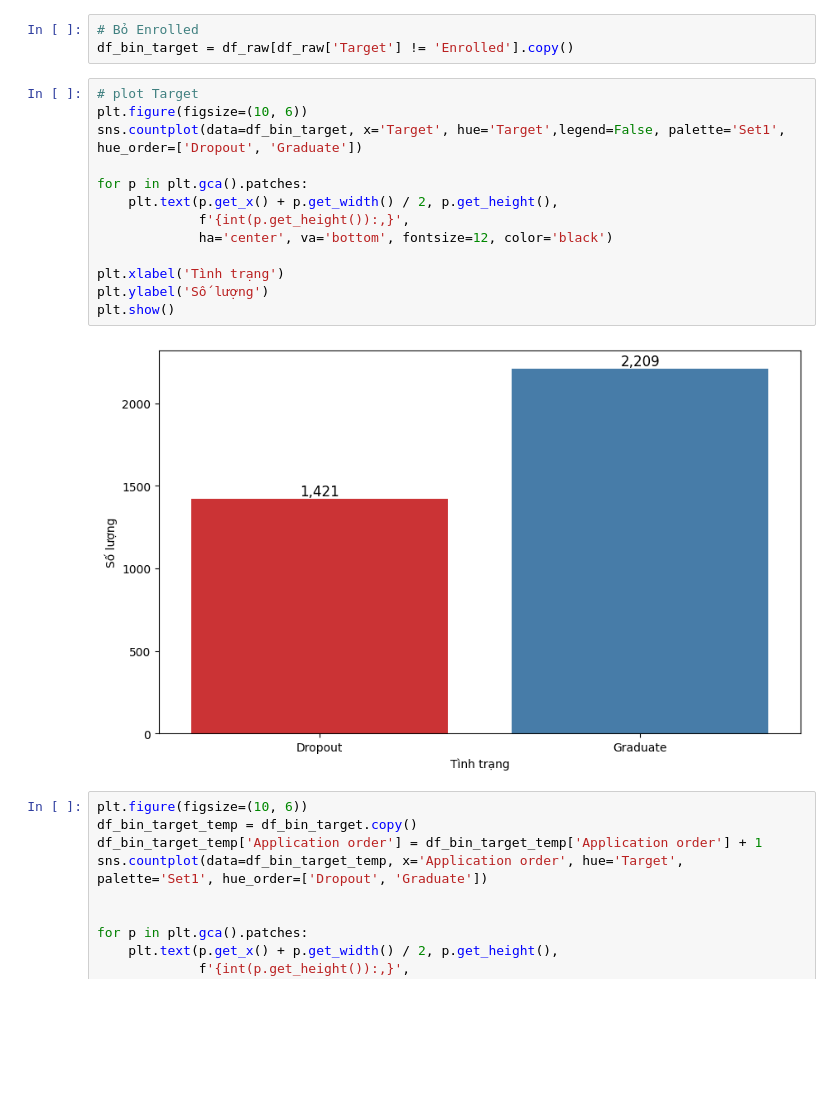
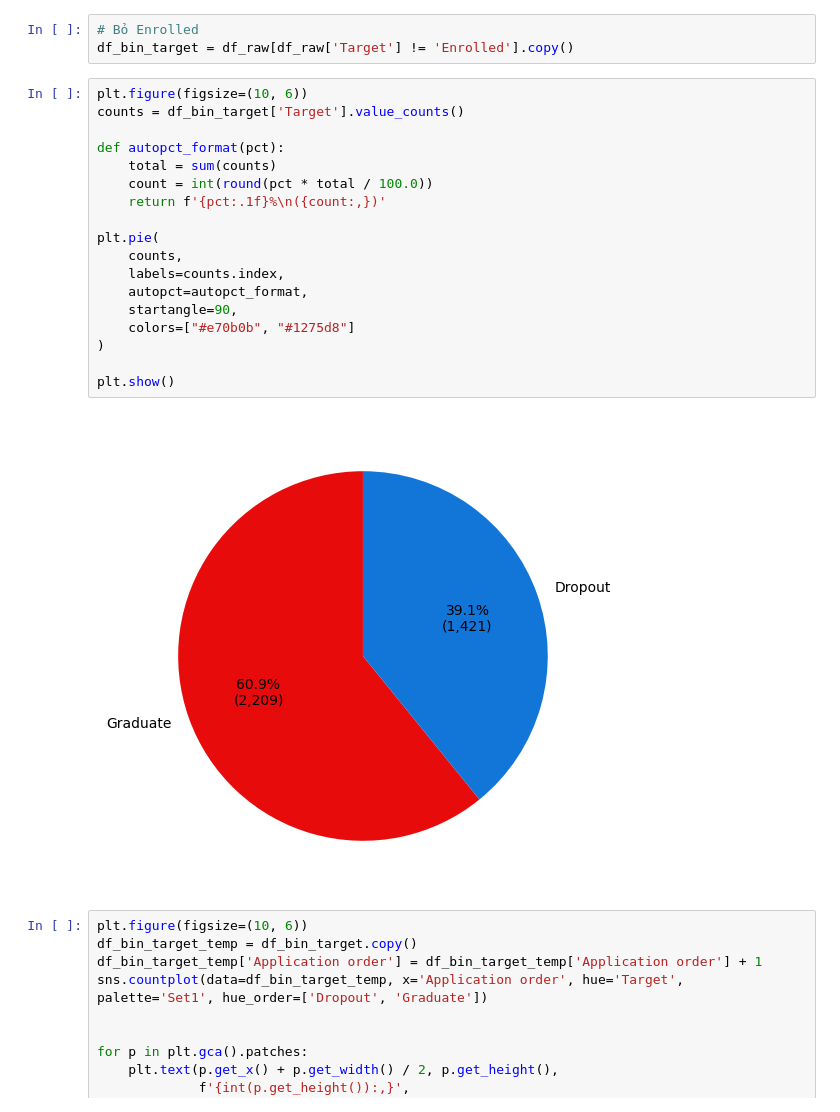
Before and after one commit to StrugVN/data-analysis-ctu, a Jupyter notebook: 1/1.ipynb, the cells around one changed output. Drawn from its saved outputs; the diff is of its cells as text; blank space fills up the shorter version.

```diff
--- a/1/1.ipynb
+++ b/1/1.ipynb
@@ -167,20 +188,25 @@ formatted_summary_df[cols]
 # Bỏ Enrolled
 df_bin_target = df_raw[df_raw['Target'] != 'Enrolled'].copy()
 # %%
-# plot Target
 plt.figure(figsize=(10, 6))
-sns.countplot(data=df_bin_target, x='Target', hue='Target',legend=False, palette='Set1', hue_order=['Dropout', 'Graduate'])
+counts = df_bin_target['Target'].value_counts()
 
-for p in plt.gca().patches:
-    plt.text(p.get_x() + p.get_width() / 2, p.get_height(),
-             f'{int(p.get_height()):,}',
-             ha='center', va='bottom', fontsize=12, color='black')
+def autopct_format(pct):
+    total = sum(counts)
+    count = int(round(pct * total / 100.0))
+    return f'{pct:.1f}%\n({count:,})'
 
-plt.xlabel('Tình trạng')
-plt.ylabel('Số lượng')
+plt.pie(
+    counts,
+    labels=counts.index,
+    autopct=autopct_format,
+    startangle=90,
+    colors=["#e70b0b", "#1275d8"]
+)
+
 plt.show()
 # %% [output]
-[figure, old version]
+[figure, new version]
 # %%
 plt.figure(figsize=(10, 6))
 df_bin_target_temp = df_bin_target.copy()
```
Also changed, not shown: parts of 3 cells of this notebook, 8 other files.
